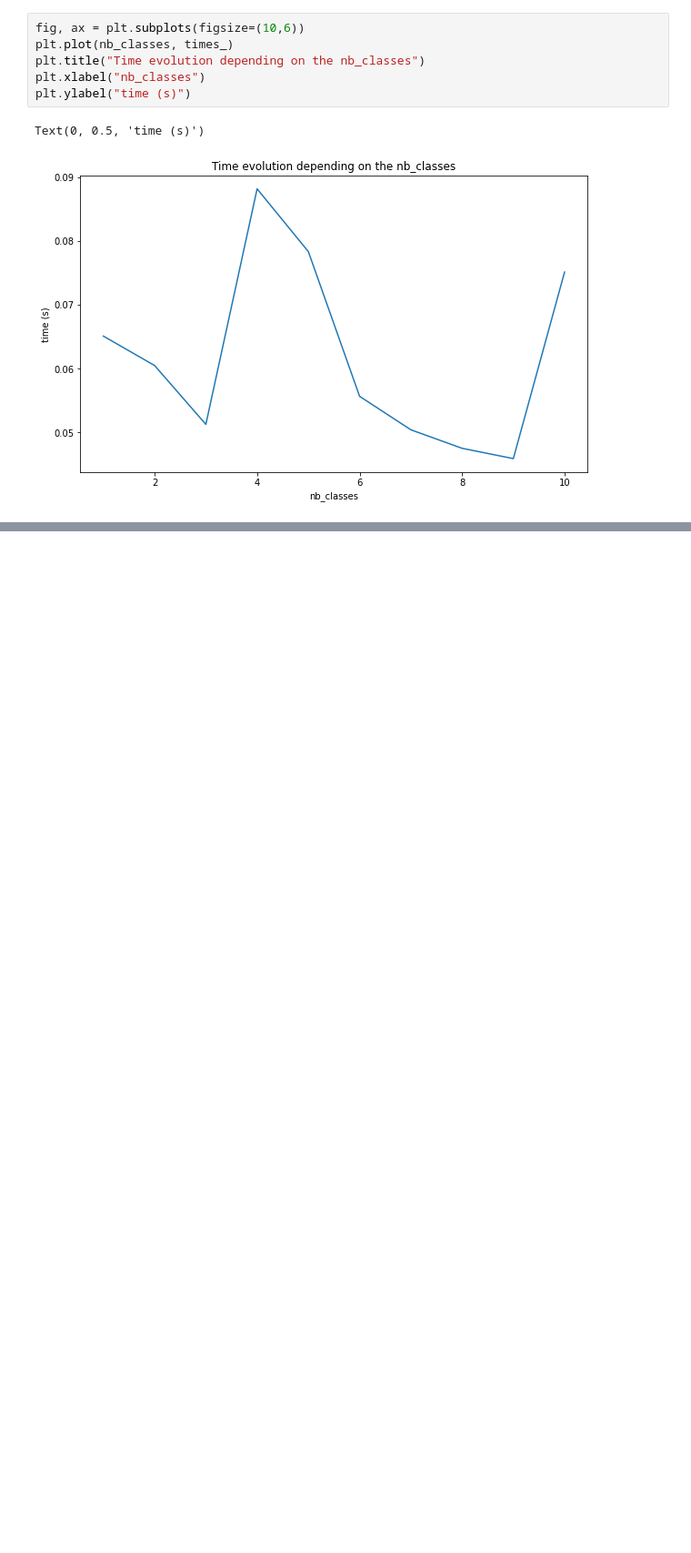
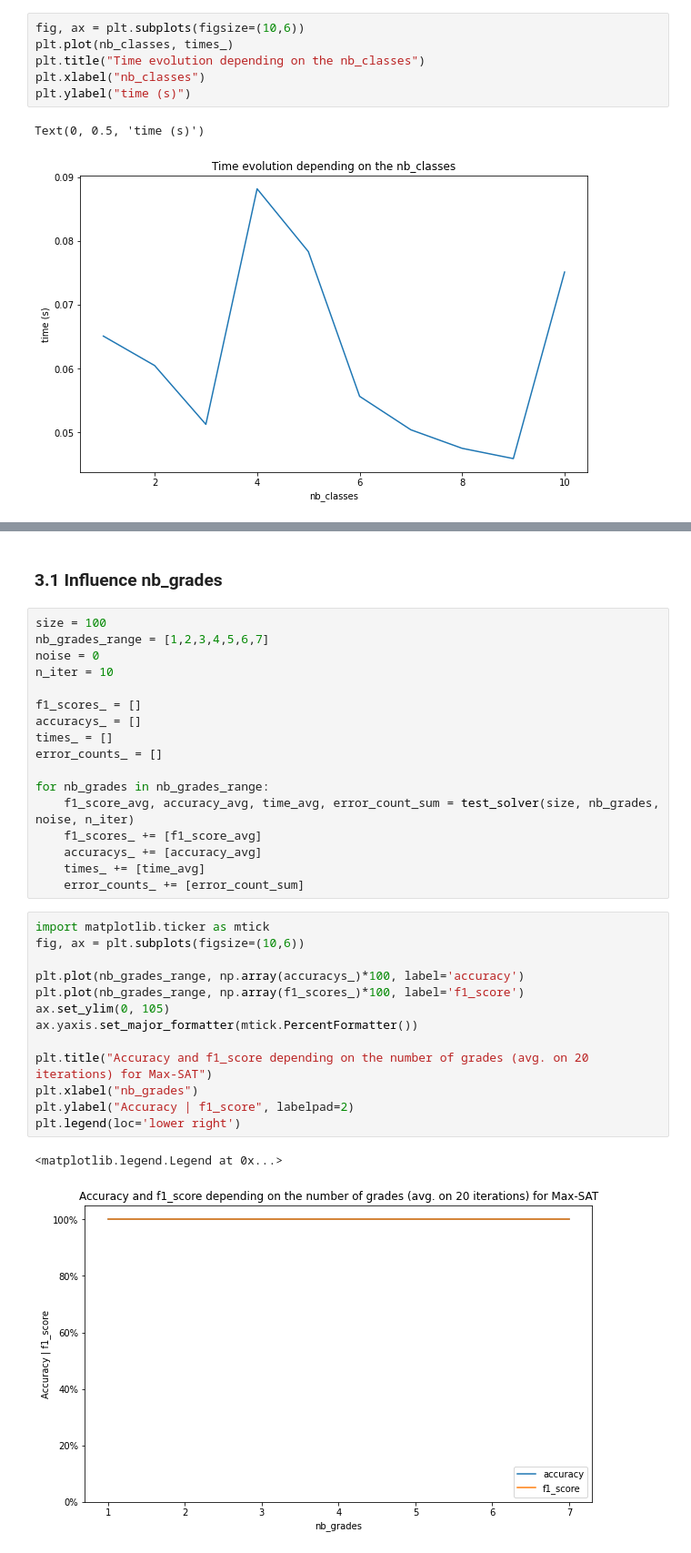
Before and after one commit to ArianeDlns/decision-system-project, a Jupyter notebook: notebook/testing_performances.ipynb, the cells around one changed output, grey strips where cells are left out. Shown at 91% size. Drawn from its saved outputs; the diff is of its cells as text; blank space fills up the shorter version.

Commit message:
Adding tests and cleaning repo

```diff
--- a/notebook/testing_performances.ipynb
+++ b/notebook/testing_performances.ipynb
@@ -568,0 +654,35 @@ Text(0, 0.5, 'time (s)')
+# %% [markdown]
+### 3.1 Influence nb_grades
+# %%
+size = 100
+nb_grades_range = [1,2,3,4,5,6,7]
+noise = 0
+n_iter = 10
+
+f1_scores_ = []
+accuracys_ = []
+times_ = []
+error_counts_ = []
+
+for nb_grades in nb_grades_range:
+    f1_score_avg, accuracy_avg, time_avg, error_count_sum = test_solver(size, nb_grades, noise, n_iter)
+    f1_scores_ += [f1_score_avg]
+    accuracys_ += [accuracy_avg]
+    times_ += [time_avg]
+    error_counts_ += [error_count_sum]
+# %%
+import matplotlib.ticker as mtick
+fig, ax = plt.subplots(figsize=(10,6))
+
+plt.plot(nb_grades_range, np.array(accuracys_)*100, label='accuracy')
+plt.plot(nb_grades_range, np.array(f1_scores_)*100, label='f1_score')
+ax.set_ylim(0, 105)
+ax.yaxis.set_major_formatter(mtick.PercentFormatter())
+
+plt.title("Accuracy and f1_score depending on the number of grades (avg. on 20 iterations) for Max-SAT")
+plt.xlabel("nb_grades")
+plt.ylabel("Accuracy | f1_score", labelpad=2)
+plt.legend(loc='lower right')
+# %% [output]
+<matplotlib.legend.Legend at 0x...>
+[figure, added]
```
Also changed, not shown: parts of 23 cells of this notebook, 5 other files.
